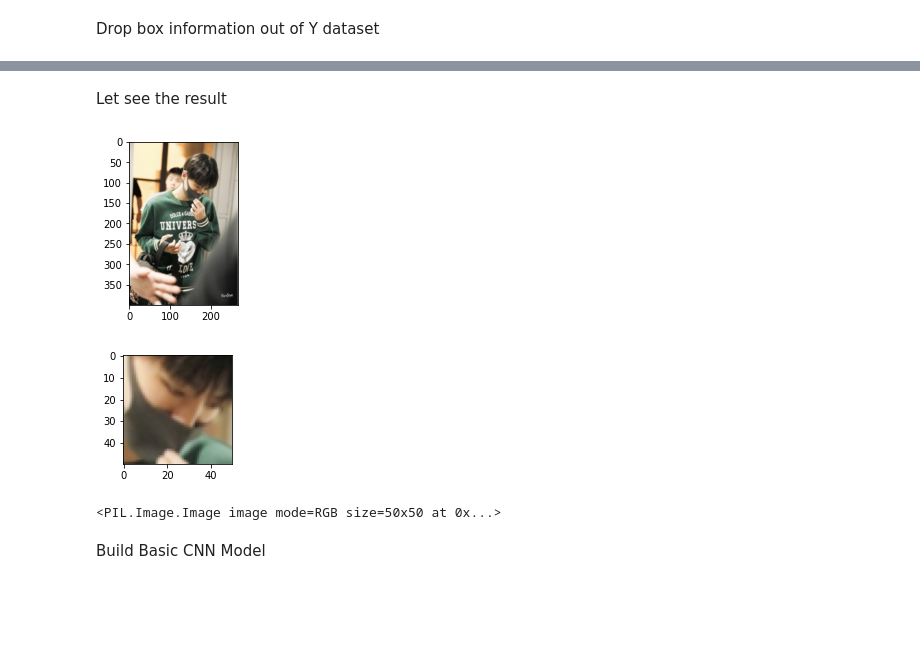
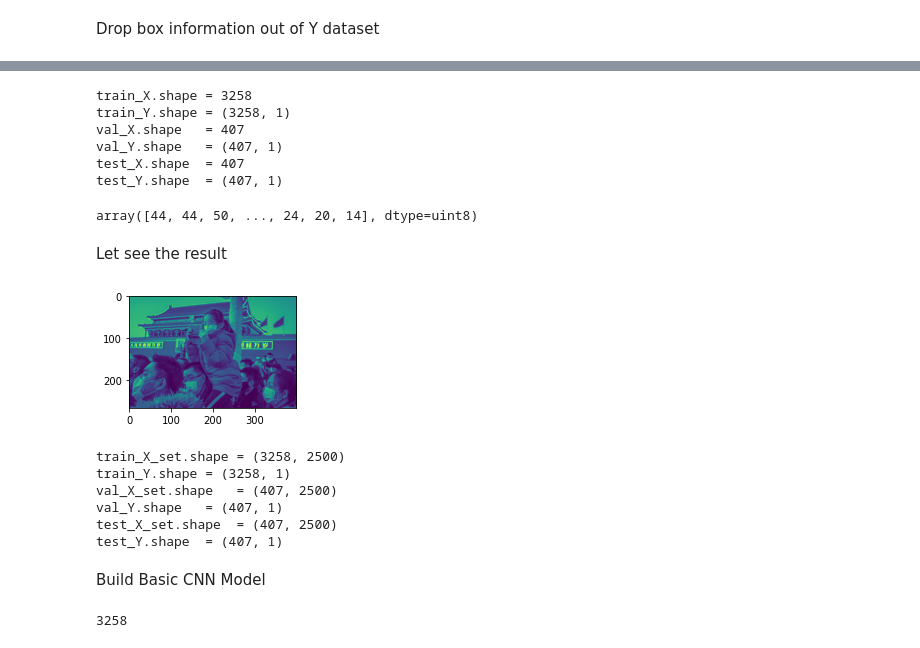
Before and after one commit to ngoc2502/Face-Mask-Detection, a Jupyter notebook: FaceMask.ipynb, the cells around one changed output, grey strips where cells are left out. Cells and saved outputs as stored; diff of their text form; code cells hidden in the pictures; blank space fills up the shorter version.

```diff
--- a/FaceMask.ipynb
+++ b/FaceMask.ipynb
@@ -209,19 +221,54 @@ train_Y
+# %%
+print('train_X.shape =', len(train_X_set))
+print('train_Y.shape =', train_Y.shape)
+print('val_X.shape   =', len(val_X_set))
+print('val_Y.shape   =', val_Y.shape)
+print('test_X.shape  =', len(test_X_set))
+print('test_Y.shape  =', test_Y.shape)
+# %% [output]
+train_X.shape = 3258
+train_Y.shape = (3258, 1)
+val_X.shape   = 407
+val_Y.shape   = (407, 1)
+test_X.shape  = 407
+test_Y.shape  = (407, 1)
+# %%
+train_X_set[0]
+# make a 1-dimensional view of arr
+im=Image.open(path_to_test_X[0])
+im=ImageOps.grayscale(im)
+im_arr=np.array(im)
+flat_arr = np.reshape(im_arr,im_arr.shape[0]*im_arr.shape[1])
+flat_arr
+# %% [output]
+array([44, 44, 50, ..., 24, 20, 14], dtype=uint8)
 # %% [markdown]
 Let see the result
 # %%
 im=Image.open(path_to_train_X[30])
+im=ImageOps.grayscale(im)
 plt.figure(figsize=(3,3))
 plt.imshow(im)
 plt.show()
-
-plt.figure(figsize=(2,2))
-plt.imshow(train_X_set[30])
-plt.show()
-
-print(train_X_set[10])
 # %% [output]
-[figure, old version]
+[figure, new version]
-[figure, removed]
-<PIL.Image.Image image mode=RGB size=50x50 at 0x...>
+# %%
+print('train_X_set.shape =', train_X_set.shape)
+print('train_Y.shape =', train_Y.shape)
+print('val_X_set.shape   =', val_X_set.shape)
+print('val_Y.shape   =', val_Y.shape)
+print('test_X_set.shape  =', test_X_set.shape)
+print('test_Y.shape  =', test_Y.shape)
+# %% [output]
+train_X_set.shape = (3258, 2500)
+train_Y.shape = (3258, 1)
+val_X_set.shape   = (407, 2500)
+val_Y.shape   = (407, 1)
+test_X_set.shape  = (407, 2500)
+test_Y.shape  = (407, 1)
 # %% [markdown]
 Build  Basic CNN Model
+# %%
+len(train_Y)
+# %% [output]
+3258
```
Also changed, not shown: parts of 20 cells of this notebook.
